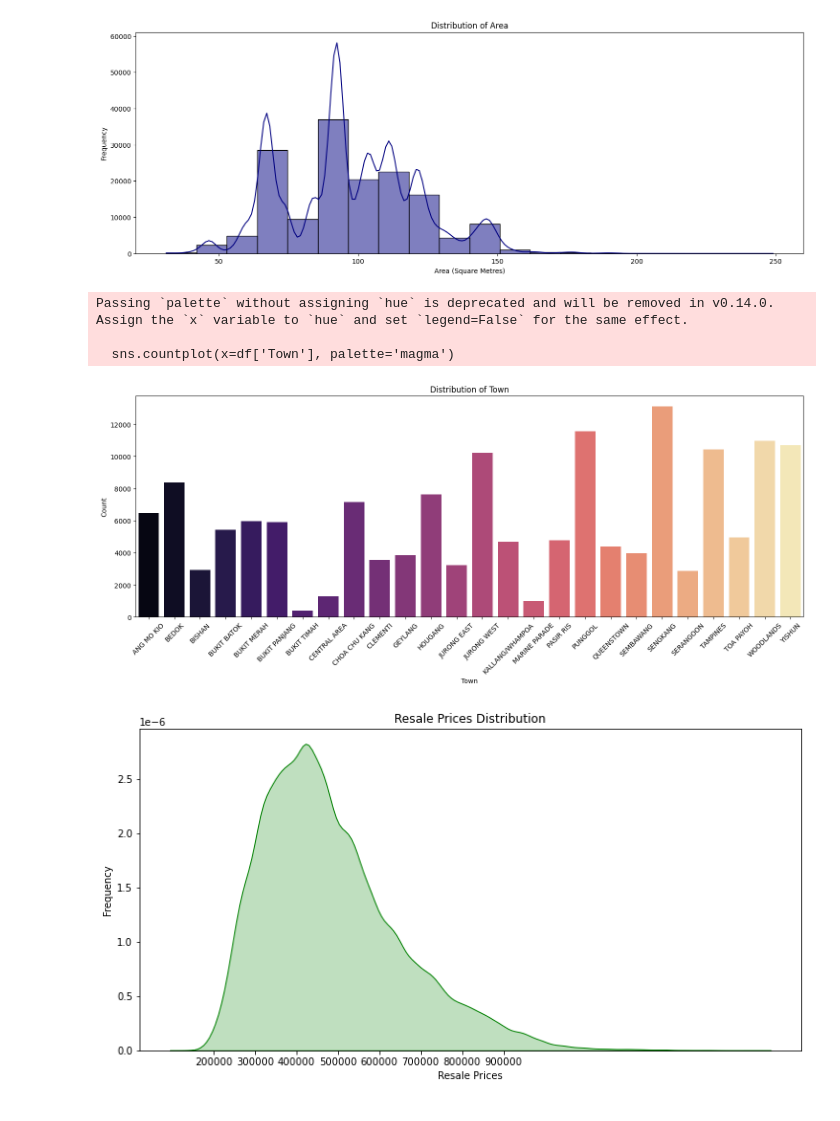
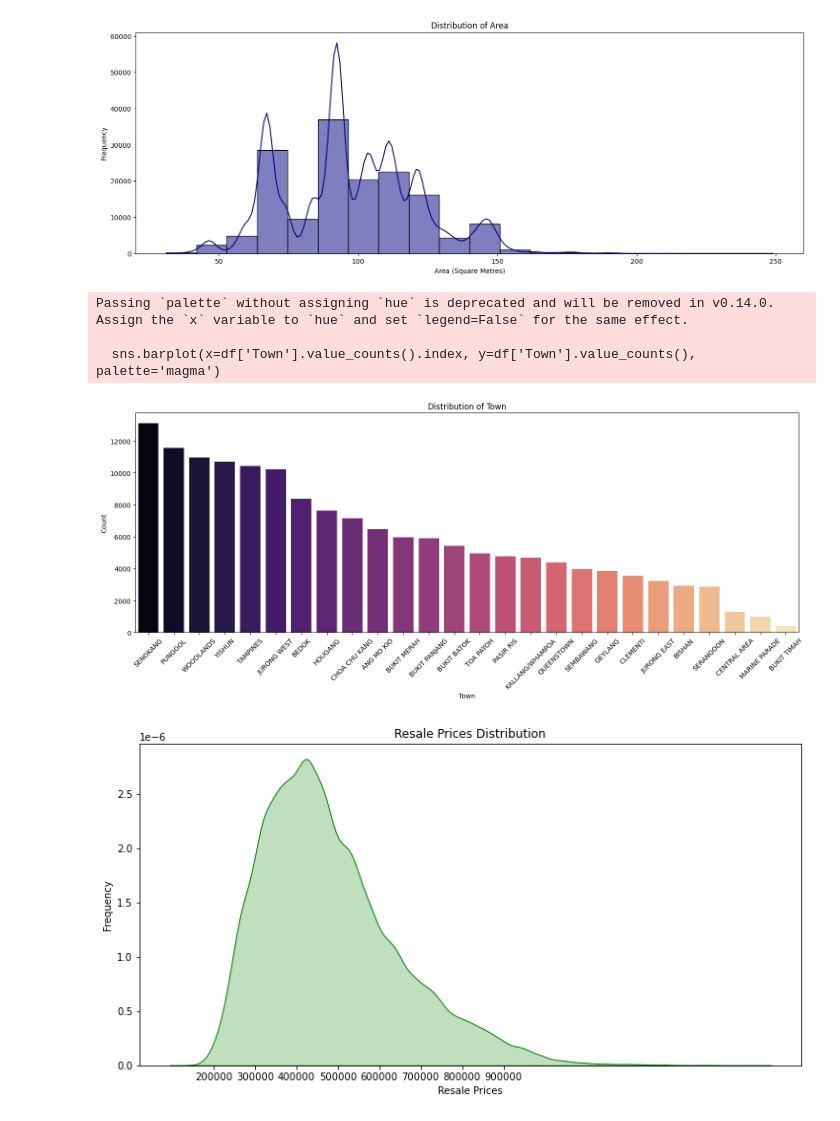
Before and after one commit to DheepthaRajesh/dheeptha_rajesh, a Jupyter notebook: Predict-Public-Housing-Prices.ipynb, the cells around one changed output. Saved outputs shown, nothing was run; the diff lists cells and outputs as text; code cells hidden in the pictures.

Commit message:
Change univariate for Town to barplot

```diff
--- a/Predict-Public-Housing-Prices.ipynb
+++ b/Predict-Public-Housing-Prices.ipynb
@@ -217,24 +217,23 @@ plt.show()
 # %% [output]
 [figure]
 # %%
-# Countplot for Town - Categorical variable
+# Bar plot for Town - Categorical variable
 plt.figure(figsize=(18, 6))
 
+sns.barplot(x=df['Town'].value_counts().index, y=df['Town'].value_counts(), palette='magma')
 
-
-sns.countplot(x=df['Town'], palette='magma')
 plt.title('Distribution of Town')
 plt.xlabel('Town')
 plt.ylabel('Count')
 
 plt.xticks(rotation=45)
 
 plt.show()
 # %% [output]
 Passing `palette` without assigning `hue` is deprecated and will be removed in v0.14.0. Assign the `x` variable to `hue` and set `legend=False` for the same effect.
 
-  sns.countplot(x=df['Town'], palette='magma')
+  sns.barplot(x=df['Town'].value_counts().index, y=df['Town'].value_counts(), palette='magma')
-[figure, old version]
+[figure, new version]
 # %%
 
 #Kernel Density Estimate (KDE) Plot for Resale Prices
```
Also changed, not shown: parts of 1 cell of this notebook.
